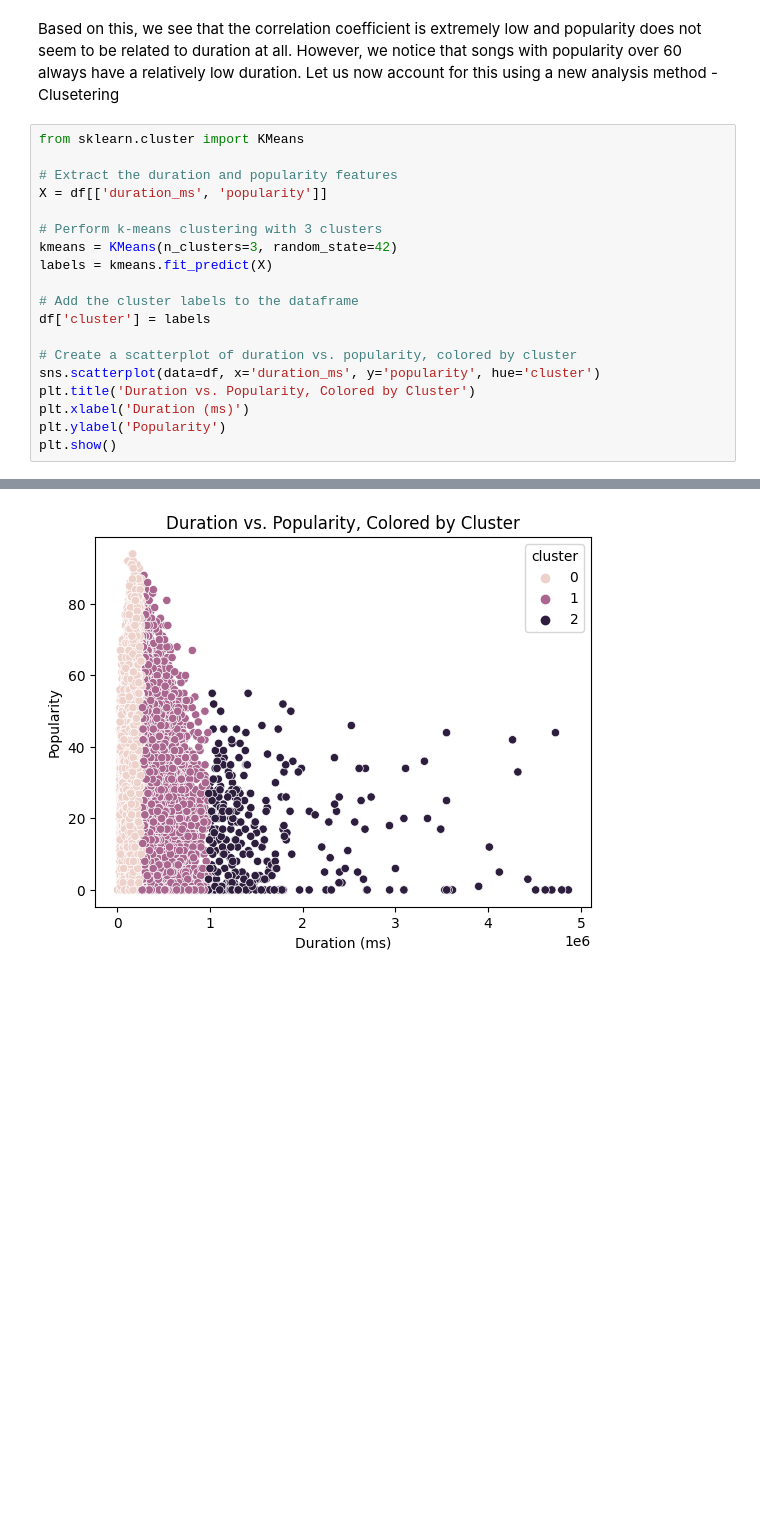
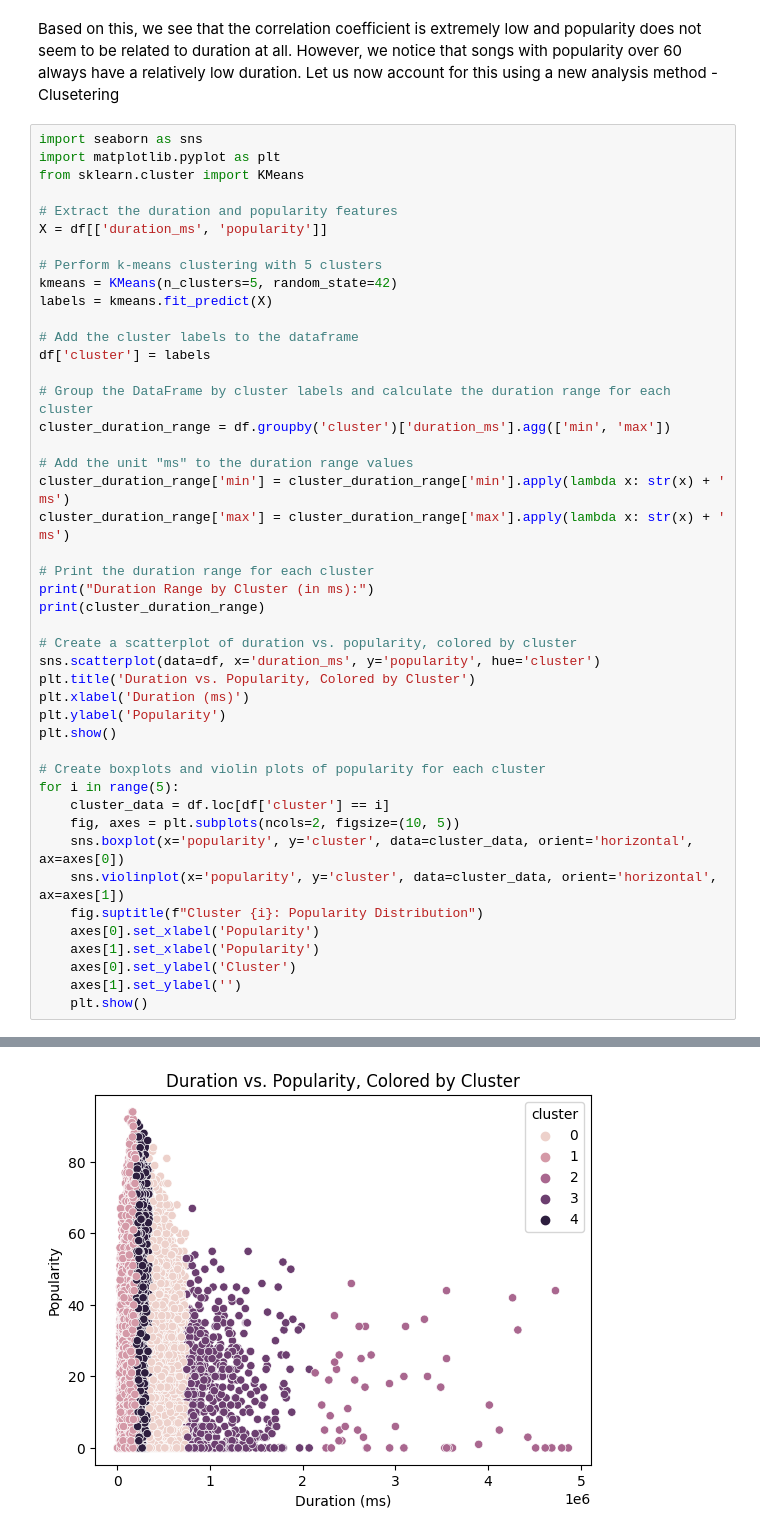
Before and after one commit to ayushmandixit2000/DSAI-Project, a Jupyter notebook: TracksAnalysis.ipynb, the cells around one changed output, grey strips where cells are left out. Cells and saved outputs as stored; diff of their text form; blank space fills up the shorter version.

Commit message:
finished duration

```diff
--- a/TracksAnalysis.ipynb
+++ b/TracksAnalysis.ipynb
@@ -104,17 +104,30 @@ Correlation coefficient: 0.026198844435751677
 # %% [markdown]
 Based on this, we see that the correlation coefficient is extremely low and popularity does not seem to be related to duration at all. However, we notice that songs with popularity over 60 always have a relatively low duration. Let us now account for this using a new analysis method - Clusetering
 # %%
+import seaborn as sns
+import matplotlib.pyplot as plt
 from sklearn.cluster import KMeans
 
 # Extract the duration and popularity features
 X = df[['duration_ms', 'popularity']]
 
-# Perform k-means clustering with 3 clusters
-kmeans = KMeans(n_clusters=3, random_state=42)
+# Perform k-means clustering with 5 clusters
+kmeans = KMeans(n_clusters=5, random_state=42)
 labels = kmeans.fit_predict(X)
 
 # Add the cluster labels to the dataframe
 df['cluster'] = labels
+
+# Group the DataFrame by cluster labels and calculate the duration range for each cluster
+cluster_duration_range = df.groupby('cluster')['duration_ms'].agg(['min', 'max'])
+
+# Add the unit "ms" to the duration range values
+cluster_duration_range['min'] = cluster_duration_range['min'].apply(lambda x: str(x) + ' ms')
+cluster_duration_range['max'] = cluster_duration_range['max'].apply(lambda x: str(x) + ' ms')
+
+# Print the duration range for each cluster
+print("Duration Range by Cluster (in ms):")
+print(cluster_duration_range)
 
 # Create a scatterplot of duration vs. popularity, colored by cluster
 sns.scatterplot(data=df, x='duration_ms', y='popularity', hue='cluster')
@@ -122,4 +135,17 @@ plt.title('Duration vs. Popularity, Colored by Cluster')
 plt.xlabel('Duration (ms)')
 plt.ylabel('Popularity')
 plt.show()
+
+# Create boxplots and violin plots of popularity for each cluster
+for i in range(5):
+    cluster_data = df.loc[df['cluster'] == i]
+    fig, axes = plt.subplots(ncols=2, figsize=(10, 5))
+    sns.boxplot(x='popularity', y='cluster', data=cluster_data, orient='horizontal', ax=axes[0])
+    sns.violinplot(x='popularity', y='cluster', data=cluster_data, orient='horizontal', ax=axes[1])
+    fig.suptitle(f"Cluster {i}: Popularity Distribution")
+    axes[0].set_xlabel('Popularity')
+    axes[1].set_xlabel('Popularity')
+    axes[0].set_ylabel('Cluster')
+    axes[1].set_ylabel('')
+    plt.show()
 # %% [output]
@@ -126 +160 @@ plt.show()
-[figure, old version]
+[figure, new version]
```
Also changed, not shown: parts of 4 cells of this notebook, 2 other files.
